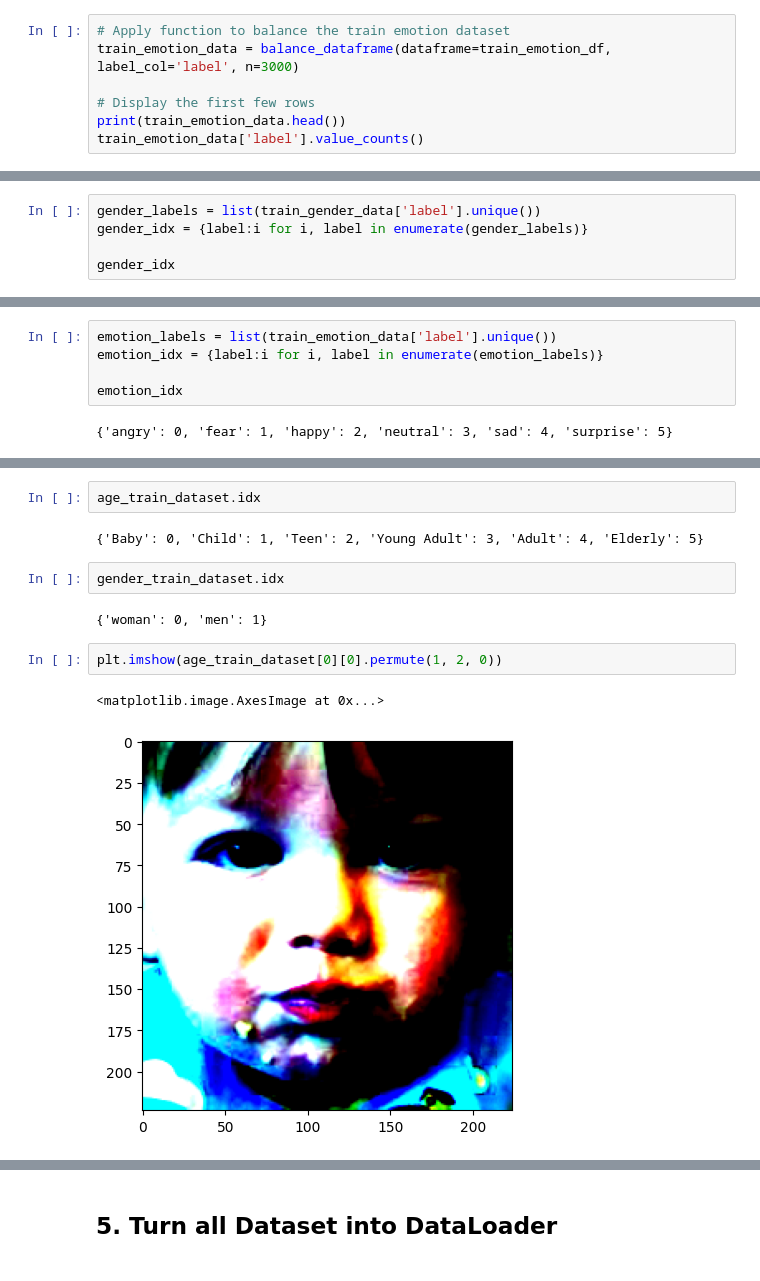
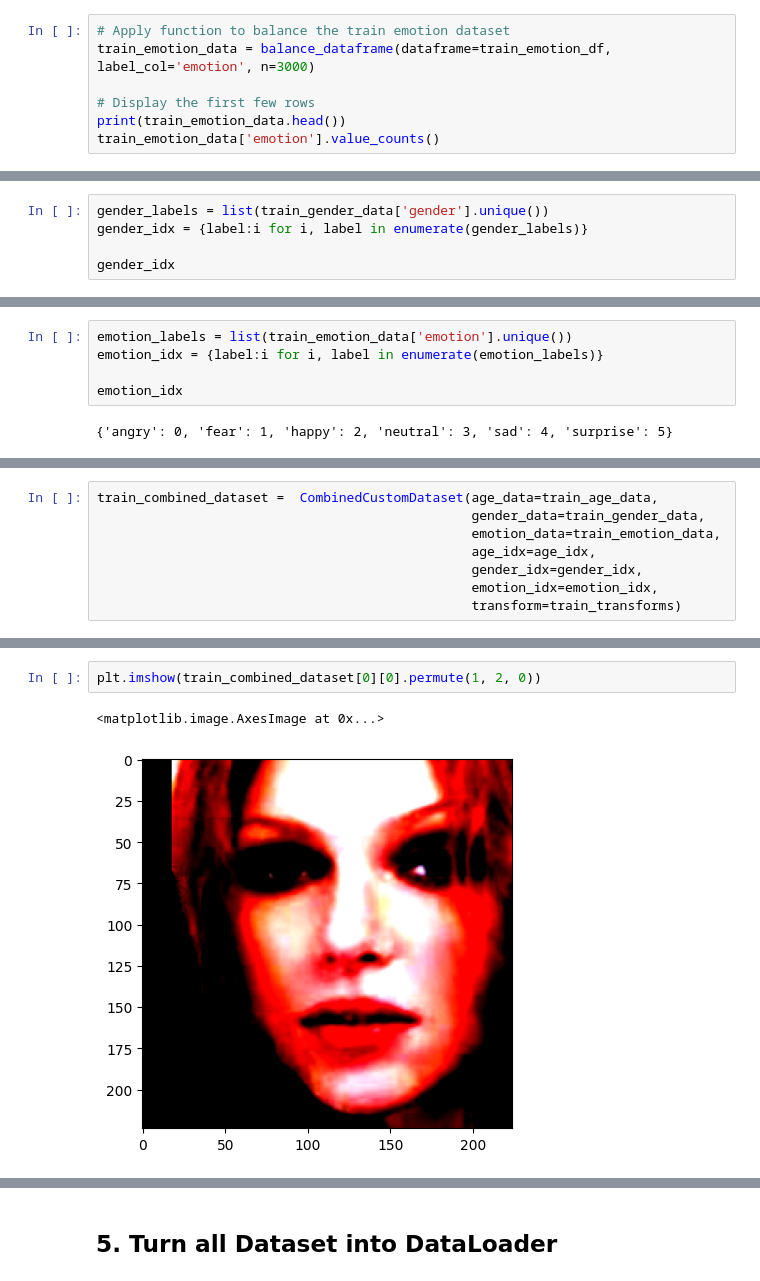
Before and after one commit to fatimagulomova/iu-projects, a Jupyter notebook: DLBAIPEAI/age-gender-expression-recognizer.ipynb, the cells around one changed output, grey strips where cells are left out. Saved outputs shown, nothing was run; the diff lists cells and outputs as text.

Commit message:
Kaggle Notebook |  Age, Gender & Expression Recognizer  | Version 10

```diff
--- a/DLBAIPEAI/age-gender-expression-recognizer.ipynb
+++ b/DLBAIPEAI/age-gender-expression-recognizer.ipynb
@@ -308,9 +308,9 @@ Teen            957
 Name: count, dtype: int64
 # %%
 # Apply function to balance the train emotion dataset
-train_emotion_data = balance_dataframe(dataframe=train_emotion_df, label_col='label', n=3000)
+train_emotion_data = balance_dataframe(dataframe=train_emotion_df, label_col='emotion', n=3000)
 
 # Display the first few rows
 print(train_emotion_data.head())
-train_emotion_data['label'].value_counts()
+train_emotion_data['emotion'].value_counts()
 # %% [output]
@@ -443,5 +478,5 @@ class CustomDataset(Dataset):
 # %%
-gender_labels = list(train_gender_data['label'].unique())
+gender_labels = list(train_gender_data['gender'].unique())
 gender_idx = {label:i for i, label in enumerate(gender_labels)}
 
 gender_idx
@@ -450,5 +485,5 @@ gender_idx
 # %%
-emotion_labels = list(train_emotion_data['label'].unique())
+emotion_labels = list(train_emotion_data['emotion'].unique())
 emotion_idx = {label:i for i, label in enumerate(emotion_labels)}
 
 emotion_idx
@@ -501,0 +492,8 @@ emotion_test_dataset = CustomDataset(
+# %%
+train_combined_dataset =  CombinedCustomDataset(age_data=train_age_data,
+                                                gender_data=train_gender_data,
+                                                emotion_data=train_emotion_data,
+                                                age_idx=age_idx,
+                                                gender_idx=gender_idx,
+                                                emotion_idx=emotion_idx,
+                                                transform=train_transforms)
@@ -574,14 +533,6 @@ emotion_train_dataset[3]
-# %%
-age_train_dataset.idx
-# %% [output]
-{'Baby': 0, 'Child': 1, 'Teen': 2, 'Young Adult': 3, 'Adult': 4, 'Elderly': 5}
-# %%
-gender_train_dataset.idx
-# %% [output]
-{'woman': 0, 'men': 1}
 # %%
-plt.imshow(age_train_dataset[0][0].permute(1, 2, 0))
+plt.imshow(train_combined_dataset[0][0].permute(1, 2, 0))
 # %% [output]
 <matplotlib.image.AxesImage at 0x...>
-[figure, old version]
+[figure, new version]
 # %%
```
Also changed, not shown: parts of 37 cells of this notebook.
